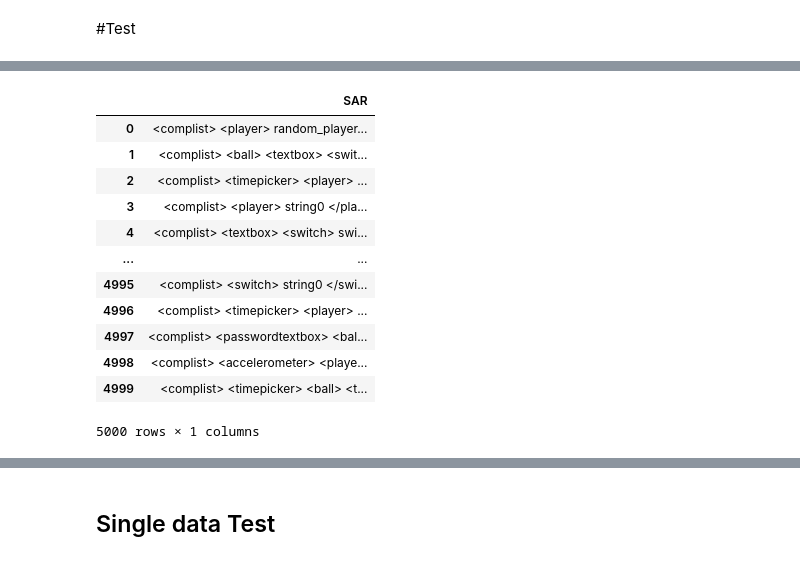
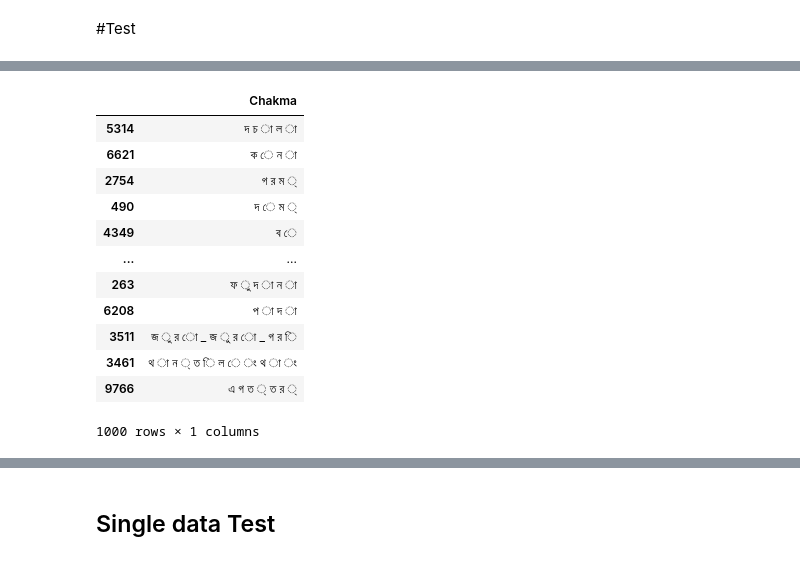
Before and after one commit to Masum06/Indigenous-NMT, a Jupyter notebook: notebooks/pointer_net.ipynb, the cells around one changed output, grey strips where cells are left out. Cells and saved outputs as stored; diff of their text form; code cells hidden in the pictures.

```diff
--- a/notebooks/pointer_net.ipynb
+++ b/notebooks/pointer_net.ipynb
@@ -82,0 +36,5 @@ data = {
+# %%
+def split(s):
+  s = s.replace(" ", "_")
+  s = ' '.join(list(s))
+  return s
@@ -82,0 +47,4 @@ data = {
+# %%
+df['Bangla'] = df['Bangla'].apply(lambda x: split(x))
+df['Chakma'] = df['Chakma'].apply(lambda x: split(x))
+df
@@ -83,2 +65,8 @@ data = {
+# %%
+data = {
+    "train": df,
+    "test": df.sample(1000),
+    "valid": df.sample(1000)
+}
 # %%
 !rm data/*.txt
@@ -203 +195,3 @@ len(pred)
+# %%
+test = data['test']
 # %%
@@ -223,19 +217,19 @@ pred
 # %%
-test[['SAR']]
+test[['Chakma']]
 # %% [output]
-|  | SAR |
-| 0 | <complist> <player> random_player... |
-| 1 | <complist> <ball> <textbox> <swit... |
-| 2 | <complist> <timepicker> <player> ... |
-| 3 | <complist> <player> string0 </pla... |
-| 4 | <complist> <textbox> <switch> swi... |
+|  | Chakma |
+| 5314 | দ চ া ল া |
+| 6621 | ক ে ন া |
+| 2754 | গ র ম ্ |
+| 490 | দ ে ম ্ |
+| 4349 | ব ে |
 | ... | ... |
-| 4995 | <complist> <switch> string0 </swi... |
-| 4996 | <complist> <timepicker> <player> ... |
-| 4997 | <complist> <passwordtextbox> <bal... |
-| 4998 | <complist> <accelerometer> <playe... |
-| 4999 | <complist> <timepicker> <ball> <t... |
+| 263 | ফ ু দ া ন া |
+| 6208 | প া দ া |
+| 3511 | জ ু র ো _ জ ু র ো _ গ র ি |
+| 3461 | থ া ন ্ ত ি ল ে ং থ া ং |
+| 9766 | এ গ ত ্ ত র ্ |
-5000 rows × 1 columns
+1000 rows × 1 columns
 # %%
 def trim(s):
   return ' '.join(s.split())
```
Also changed, not shown: parts of 39 cells of this notebook.
